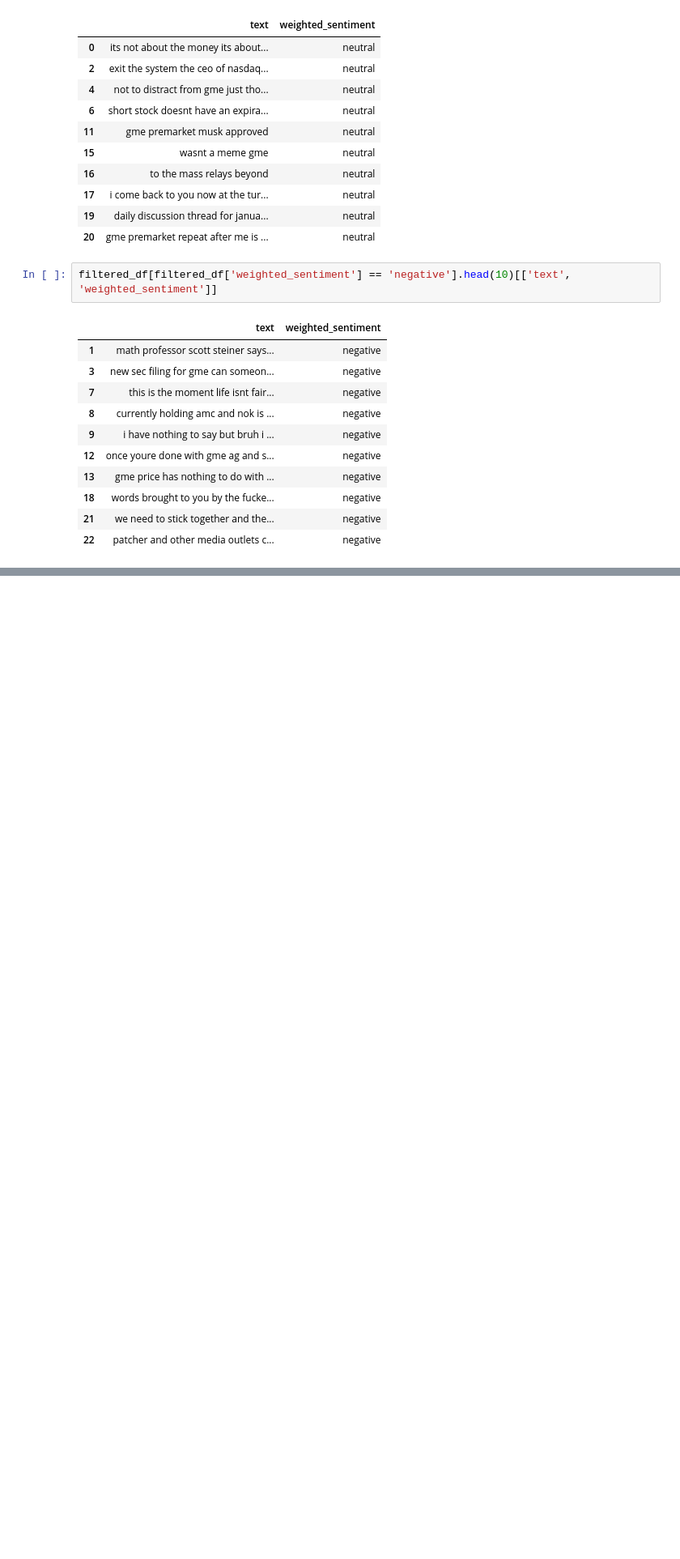
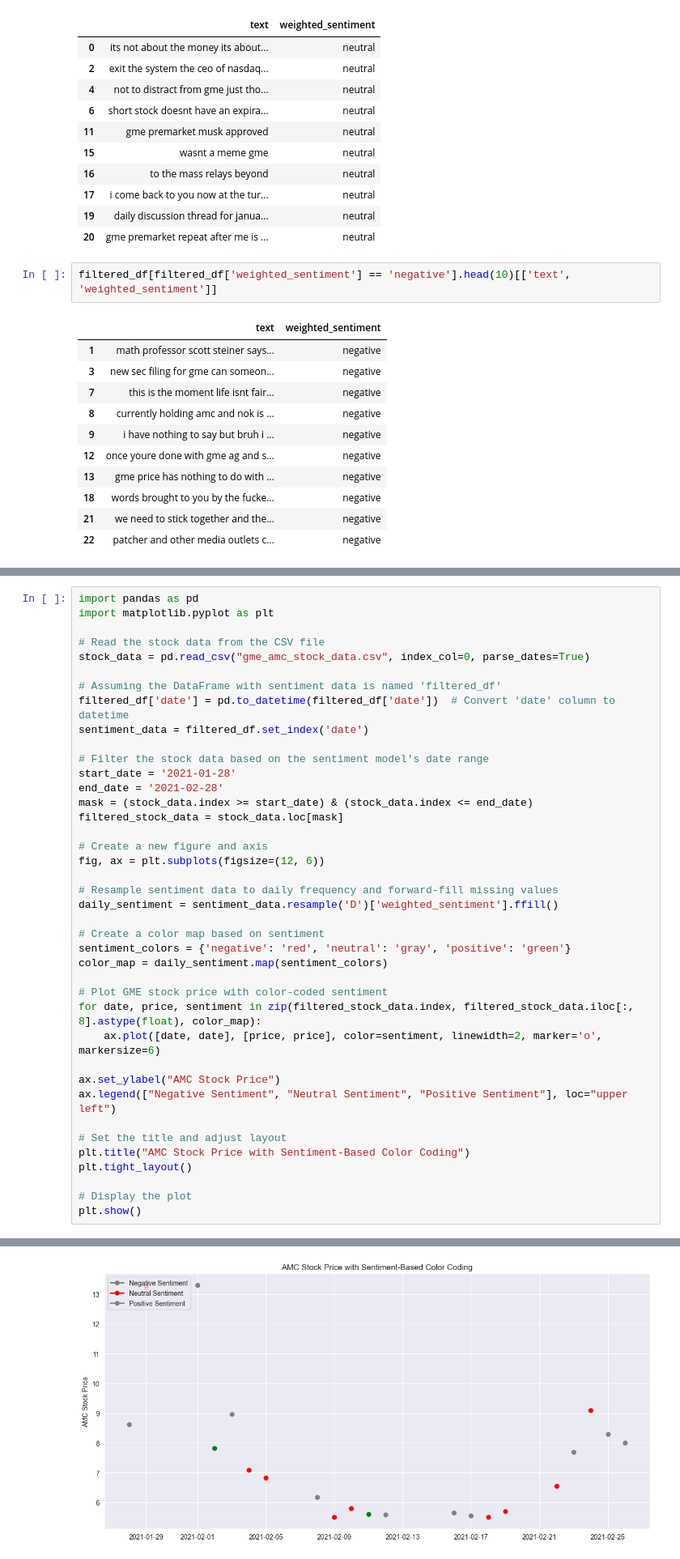
Before and after one commit to tyler-carty/social-media-sentiment, a Jupyter notebook: sentiment_analysis.ipynb, the cells around one changed output, grey strips where cells are left out. Shown at 81% size. Saved outputs shown, nothing was run; the diff lists cells and outputs as text; blank space fills up the shorter version.

```diff
--- a/sentiment_analysis.ipynb
+++ b/sentiment_analysis.ipynb
@@ -637,0 +687,41 @@ filtered_df[filtered_df['weighted_sentiment'] == 'negative'].head(10)[['text', '
+# %%
+import pandas as pd
+import matplotlib.pyplot as plt
+
+# Read the stock data from the CSV file
+stock_data = pd.read_csv("gme_amc_stock_data.csv", index_col=0, parse_dates=True)
+
+# Assuming the DataFrame with sentiment data is named 'filtered_df'
+filtered_df['date'] = pd.to_datetime(filtered_df['date'])  # Convert 'date' column to datetime
+sentiment_data = filtered_df.set_index('date')
+
+# Filter the stock data based on the sentiment model's date range
+start_date = '2021-01-28'
+end_date = '2021-02-28'
+mask = (stock_data.index >= start_date) & (stock_data.index <= end_date)
+filtered_stock_data = stock_data.loc[mask]
+
+# Create a new figure and axis
+fig, ax = plt.subplots(figsize=(12, 6))
+
+# Resample sentiment data to daily frequency and forward-fill missing values
+daily_sentiment = sentiment_data.resample('D')['weighted_sentiment'].ffill()
+
+# Create a color map based on sentiment
+sentiment_colors = {'negative': 'red', 'neutral': 'gray', 'positive': 'green'}
+color_map = daily_sentiment.map(sentiment_colors)
+
+# Plot GME stock price with color-coded sentiment
+for date, price, sentiment in zip(filtered_stock_data.index, filtered_stock_data.iloc[:, 8].astype(float), color_map):
+    ax.plot([date, date], [price, price], color=sentiment, linewidth=2, marker='o', markersize=6)
+
+ax.set_ylabel("AMC Stock Price")
+ax.legend(["Negative Sentiment", "Neutral Sentiment", "Positive Sentiment"], loc="upper left")
+
+# Set the title and adjust layout
+plt.title("AMC Stock Price with Sentiment-Based Color Coding")
+plt.tight_layout()
+
+# Display the plot
+plt.show()
+# %% [output]
@@ -637,0 +733 @@ filtered_df[filtered_df['weighted_sentiment'] == 'negative'].head(10)[['text', '
+[figure, added]
```
Also changed, not shown: parts of 3 cells of this notebook, 4 other files.
